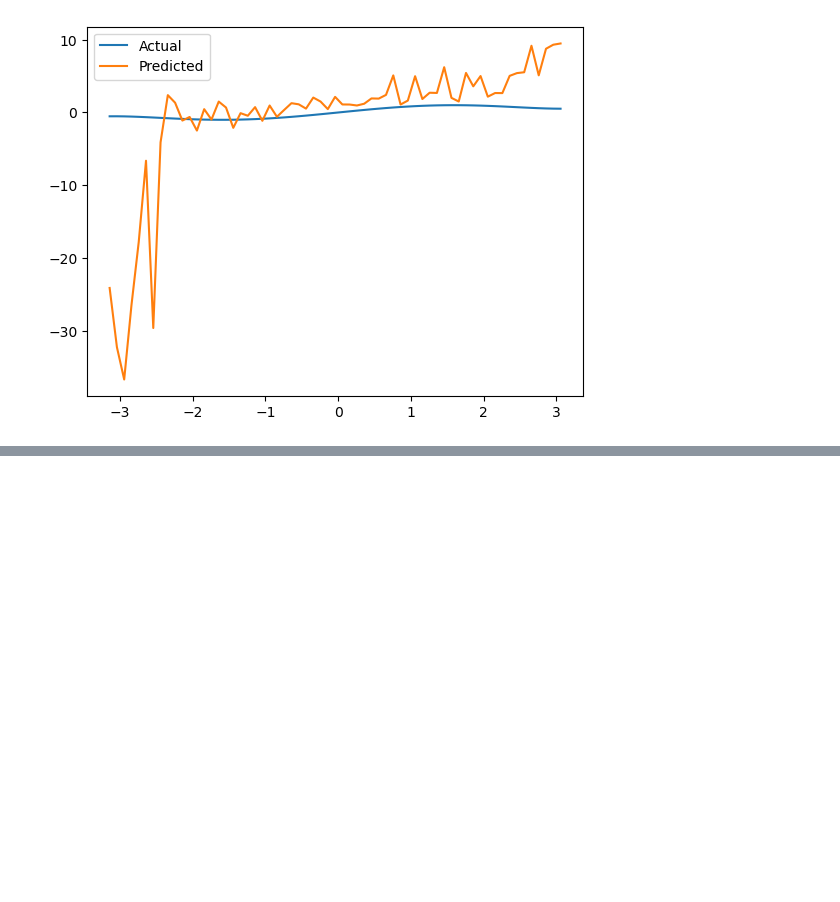
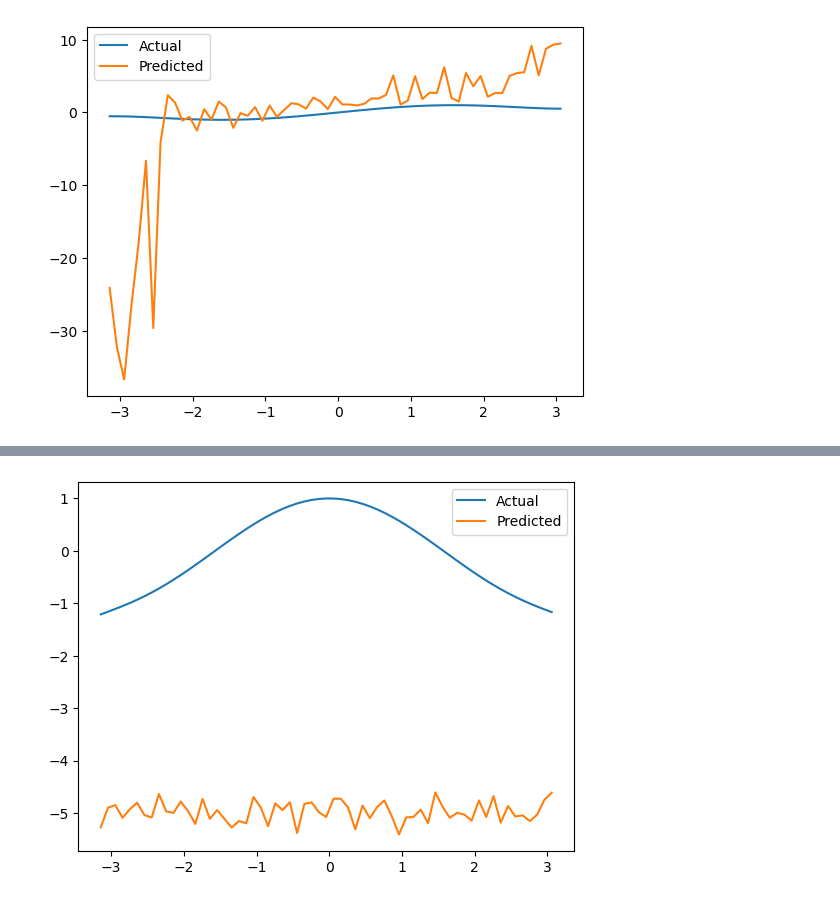
Before and after one commit to durbar2003/symbolic-calculation, a Jupyter notebook: Transformer.ipynb, the cells around one changed output, grey strips where cells are left out. Cells and saved outputs as stored; diff of their text form; code cells hidden in the pictures; blank space fills up the shorter version.

Commit message:
updated cosine function to transformer model

```diff
--- a/Transformer.ipynb
+++ b/Transformer.ipynb
@@ -75,3 +75,57 @@ Epoch: 3000 Loss: 0.8581576347351074
 Epoch: 4000 Loss: 0.8709861636161804
 MSE: 84.16984558105469
 [figure]
+# %%
+import torch
+import torch.nn as nn
+import torch.optim as optim
+import numpy as np
+import math
+
+# Define the Taylor series of cos(x) up to the 5th order
+def taylor_cos(x):
+    return 1 - (x ** 2)/math.factorial(2) + (x ** 4)/math.factorial(4) - (x ** 6)/math.factorial(6)
+
+# Generate training data
+x_train = np.arange(-2*math.pi, 2*math.pi, 0.1)
+y_train = taylor_cos(x_train)
+
+# Instantiate the transformer model
+model = TransformerModel(d_model=128, nhead=4, num_layers=4)
+
+# Define the loss function and optimizer
+criterion = nn.MSELoss()
+optimizer = optim.Adam(model.parameters())
+
+# Train the model
+for epoch in range(5000):
+    optimizer.zero_grad()
+    x_batch = torch.tensor(x_train).unsqueeze(1)
+    y_batch = torch.tensor(y_train).unsqueeze(1)
+    y_pred = model(x_batch.float())
+    loss = criterion(y_pred, y_batch.float())
+    loss.backward()
+    optimizer.step()
+    if epoch % 1000 == 0:
+        print('Epoch:', epoch, 'Loss:', loss.item())
+
+# Evaluate the model on new data
+x_test = np.arange(-math.pi, math.pi, 0.1)
+y_test = taylor_cos(x_test)
+x_test = torch.tensor(x_test).unsqueeze(1)
+y_test = torch.tensor(y_test).unsqueeze(1)
+y_pred = model(x_test.float())
+mse = criterion(y_pred, y_test.float())
+print('MSE:', mse.item())
+
+# Convert the results to numpy arrays for plotting
+x_test = x_test.detach().numpy()
+y_test = y_test.detach().numpy()
+y_pred = y_pred.detach().numpy()
+
+# Plot the results
+plt.plot(x_test.squeeze(), y_test.squeeze(), label='Actual')
+plt.plot(x_test.squeeze(), y_pred.squeeze(), label='Predicted')
+plt.legend()
+plt.show()
+# %% [output]
@@ -77,0 +138 @@ MSE: 84.16984558105469
+[figure, added]
```
Also changed, not shown: parts of 2 cells of this notebook.
